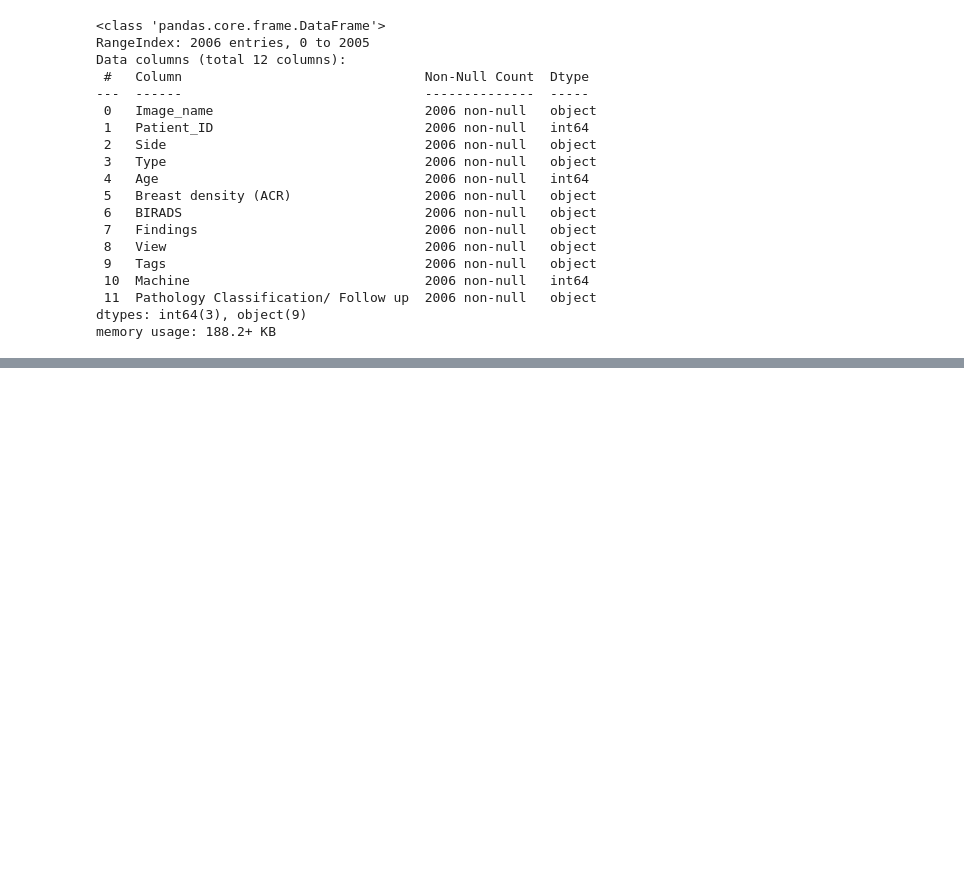
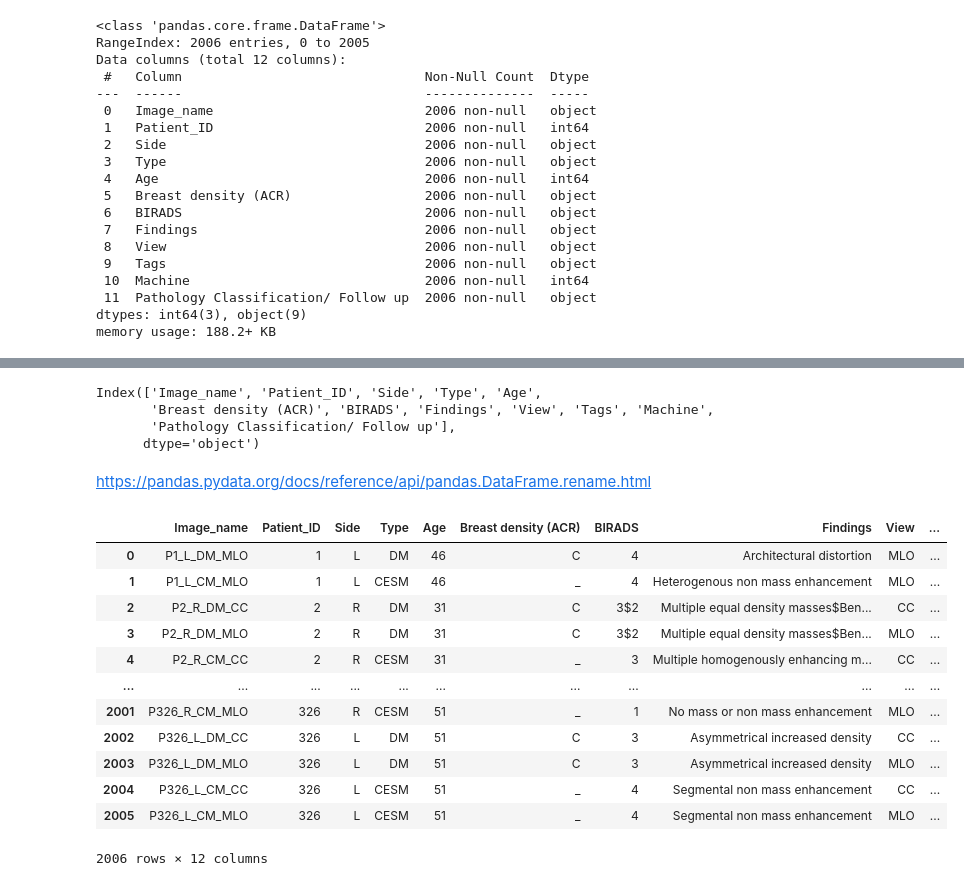
Before and after one commit to RexGod/DataMining_Pgu_Nueral_Network, a Jupyter notebook: finalProject.ipynb, the cells around one changed output, grey strips where cells are left out. Drawn from its saved outputs; the diff is of its cells as text; code cells hidden in the pictures; blank space fills up the shorter version.

```diff
--- a/finalProject.ipynb
+++ b/finalProject.ipynb
@@ -66,0 +52,25 @@ dtype: int64
+# %%
+manualRadio.columns
+# %% [output]
+Index(['Image_name', 'Patient_ID', 'Side', 'Type', 'Age',
+       'Breast density (ACR)', 'BIRADS', 'Findings', 'View', 'Tags', 'Machine',
+       'Pathology Classification/ Follow up'],
+      dtype='object')
+# %% [markdown]
+https://pandas.pydata.org/docs/reference/api/pandas.DataFrame.rename.html
+# %%
+manualRadio.rename(columns={'Pathology Classification/ Follow up':'classification'})
+# %% [output]
+|  | Image_name | Patient_ID | Side | Type | Age | Breast density (ACR) | BIRADS | Findings | View | ... |
+| 0 | P1_L_DM_MLO | 1 | L | DM | 46 | C | 4 | Architectural distortion | MLO | ... |
+| 1 | P1_L_CM_MLO | 1 | L | CESM | 46 | _ | 4 | Heterogenous non mass enhancement | MLO | ... |
+| 2 | P2_R_DM_CC | 2 | R | DM | 31 | C | 3$2 | Multiple equal density masses$Ben... | CC | ... |
+| 3 | P2_R_DM_MLO | 2 | R | DM | 31 | C | 3$2 | Multiple equal density masses$Ben... | MLO | ... |
+| 4 | P2_R_CM_CC | 2 | R | CESM | 31 | _ | 3 | Multiple homogenously enhancing m... | CC | ... |
+| ... | ... | ... | ... | ... | ... | ... | ... | ... | ... | ... |
+| 2001 | P326_R_CM_MLO | 326 | R | CESM | 51 | _ | 1 | No mass or non mass enhancement | MLO | ... |
+| 2002 | P326_L_DM_CC | 326 | L | DM | 51 | C | 3 | Asymmetrical increased density | CC | ... |
+| 2003 | P326_L_DM_MLO | 326 | L | DM | 51 | C | 3 | Asymmetrical increased density | MLO | ... |
+| 2004 | P326_L_CM_CC | 326 | L | CESM | 51 | _ | 4 | Segmental non mass enhancement | CC | ... |
+| 2005 | P326_L_CM_MLO | 326 | L | CESM | 51 | _ | 4 | Segmental non mass enhancement | MLO | ... |
+2006 rows × 12 columns
```
Also changed, not shown: parts of 1 cell of this notebook.
